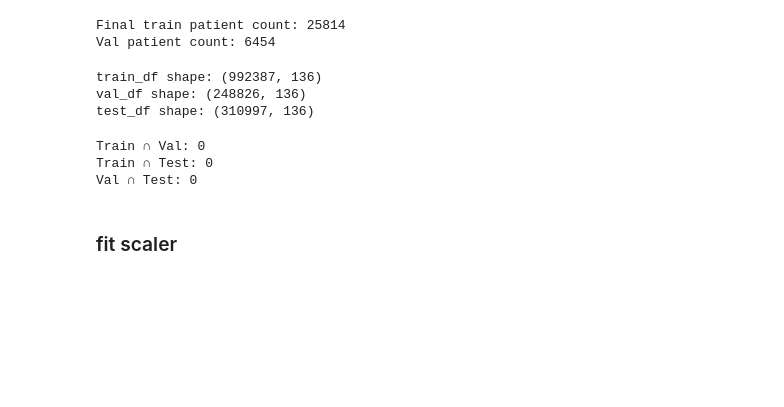
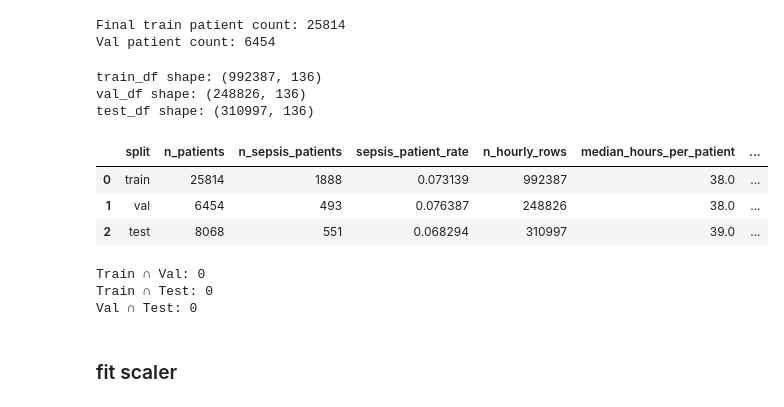
Before and after one commit to thuhieucn/Early-Sepsis-Prediction-in-Intensive-Care-Units, a Jupyter notebook: lstm-preptation.ipynb, the cells around one changed output. Saved outputs shown, nothing was run; the diff lists cells and outputs as text; code cells hidden in the pictures; blank space fills up the shorter version.

```diff
--- a/lstm-preptation.ipynb
+++ b/lstm-preptation.ipynb
@@ -568,6 +568,41 @@ print("test_df shape:", test_df.shape)
 train_df shape: (992387, 136)
 val_df shape: (248826, 136)
 test_df shape: (310997, 136)
+# %%
+import pandas as pd
+import numpy as np
+
+def summarize_split(df, name):
+    patient_stats = df.groupby('id').agg(
+        patient_sepsis=('SepsisLabel', 'max'),
+        n_hours=('SepsisLabel', 'size')
+    ).reset_index()
+
+    row = {
+        'split': name,
+        'n_patients': patient_stats['id'].nunique(),
+        'n_sepsis_patients': int(patient_stats['patient_sepsis'].sum()),
+        'sepsis_patient_rate': patient_stats['patient_sepsis'].mean(),
+        'n_hourly_rows': len(df),
+        'median_hours_per_patient': patient_stats['n_hours'].median(),
+        'q1_hours_per_patient': patient_stats['n_hours'].quantile(0.25),
+        'q3_hours_per_patient': patient_stats['n_hours'].quantile(0.75),
+        'hourly_positive_rate': df['SepsisLabel'].mean(),
+    }
+    return row
+
+summary = pd.DataFrame([
+    summarize_split(train_df, 'train'),
+    summarize_split(val_df, 'val'),
+    summarize_split(test_df, 'test')
+])
+
+summary
+# %% [output]
+|  | split | n_patients | n_sepsis_patients | sepsis_patient_rate | n_hourly_rows | median_hours_per_patient | ... |
+| 0 | train | 25814 | 1888 | 0.073139 | 992387 | 38.0 | ... |
+| 1 | val | 6454 | 493 | 0.076387 | 248826 | 38.0 | ... |
+| 2 | test | 8068 | 551 | 0.068294 | 310997 | 39.0 | ... |
 # %%
 train_id_set = set(train_df['id'].unique())
 val_id_set   = set(val_df['id'].unique())
```
